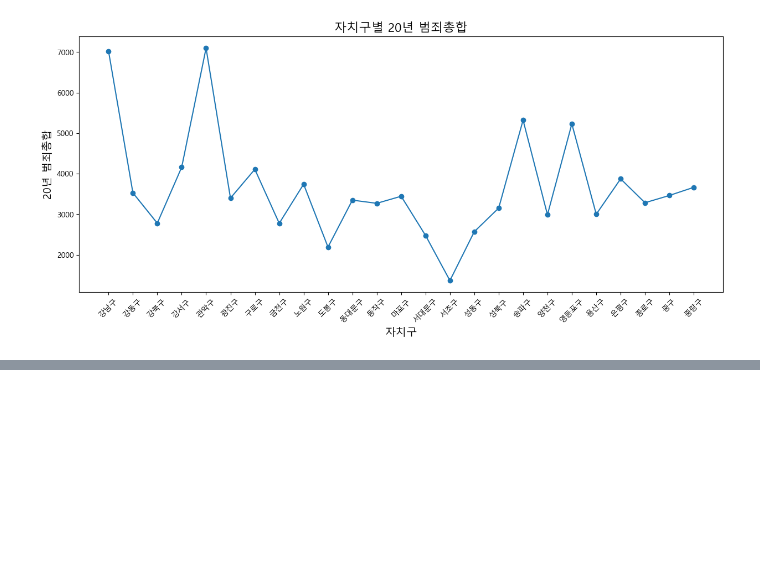
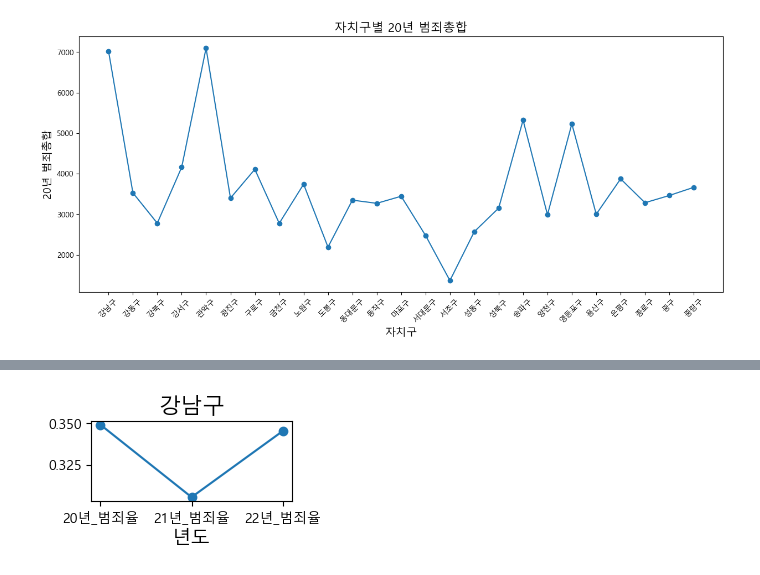
Before and after one commit to BanSugyeong/Crime-Alert-Service, a Jupyter notebook: crime/crime_데이터양식.ipynb, the cells around one changed output, grey strips where cells are left out. Saved outputs shown, nothing was run; the diff lists cells and outputs as text; code cells hidden in the pictures; blank space fills up the shorter version.

```diff
--- a/crime/crime_데이터양식.ipynb
+++ b/crime/crime_데이터양식.ipynb
@@ -272,0 +341,100 @@ plt.show()
+# %%
+# 강남구
+plt.figure(figsize=(15, 6))
+plt.subplot(5,5,1)
+plt.plot(crime_1['Unnamed: 0'], crime_1['강남구'], marker='o', linestyle='-')
+plt.xlabel('년도', fontsize=14)
+plt.title('강남구', fontsize=16)
+# plt. savefig("22년도 자치구별 범죄총합 시각화.png")
+
+# 강동구
+plt.figure(figsize=(15, 6))
+plt.subplot(5,5,2)
+plt.plot(crime_1['Unnamed: 0'], crime_1['강동구'], marker='o', linestyle='-')
+plt.xlabel('년도', fontsize=14)
+plt.title('강동구', fontsize=16)
+# plt. savefig("22년도 자치구별 범죄총합 시각화.png")
+
+# 강북구
+plt.figure(figsize=(15, 6))
+plt.subplot(5,5,3)
+plt.plot(crime_1['Unnamed: 0'], crime_1['강북구'], marker='o', linestyle='-')
+plt.xlabel('년도', fontsize=14)
+plt.title('강북구', fontsize=16)
+# plt. savefig("22년도 자치구별 범죄총합 시각화.png")
+
+# 강서구
+plt.figure(figsize=(15, 6))
+plt.subplot(5,5,4)
+plt.plot(crime_1['Unnamed: 0'], crime_1['강서구'], marker='o', linestyle='-')
+plt.xlabel('년도', fontsize=14)
+plt.title('강서구', fontsize=16)
+# plt. savefig("22년도 자치구별 범죄총합 시각화.png")
+
+# 관악구
+plt.figure(figsize=(15, 6))
+plt.subplot(5,5,5)
+plt.plot(crime_1['Unnamed: 0'], crime_1['관악구'], marker='o', linestyle='-')
+plt.xlabel('년도', fontsize=14)
+plt.title('관악구', fontsize=16)
+# plt. savefig("22년도 자치구별 범죄총합 시각화.png")
+
+# 광진구
+plt.figure(figsize=(15, 6))
+plt.subplot(5,5,6)
+plt.plot(crime_1['Unnamed: 0'], crime_1['광진구'], marker='o', linestyle='-')
+plt.xlabel('년도', fontsize=14)
+plt.title('광진구', fontsize=16)
+# plt. savefig("22년도 자치구별 범죄총합 시각화.png")
+
+# # 구로구
+# plt.figure(figsize=(15, 6))
+# plt.subplot(557)
+# plt.plot(crime_1['Unnamed: 0'], crime_1['구로구'], marker='o', linestyle='-')
+# plt.xlabel('년도', fontsize=14)
+# plt.title('구로구', fontsize=16)
+# # plt. savefig("22년도 자치구별 범죄총합 시각화.png")
+
+# # 금천구
+# plt.figure(figsize=(15, 6))
+# plt.subplot(558)
+# plt.plot(crime_1['Unnamed: 0'], crime_1['금천구'], marker='o', linestyle='-')
+# plt.xlabel('년도', fontsize=14)
+# plt.title('금천구', fontsize=16)
+# # plt. savefig("22년도 자치구별 범죄총합 시각화.png")
+
+# # 노원구
+# plt.figure(figsize=(15, 6))
+# plt.subplot(559)
+# plt.plot(crime_1['Unnamed: 0'], crime_1['노원구'], marker='o', linestyle='-')
+# plt.xlabel('년도', fontsize=14)
+# plt.title('노원구', fontsize=16)
+# # plt. savefig("22년도 자치구별 범죄총합 시각화.png")
+
+# # 도봉구
+# plt.figure(figsize=(15, 6))
+# plt.subplot(5510)
+# plt.plot(crime_1['Unnamed: 0'], crime_1['도봉구'], marker='o', linestyle='-')
+# plt.xlabel('년도', fontsize=14)
+# plt.title('도봉구', fontsize=16)
+# # plt. savefig("22년도 자치구별 범죄총합 시각화.png")
+
+# # 동대문구
+# plt.figure(figsize=(15, 6))
+# plt.subplot(5511)
+# plt.plot(crime_1['Unnamed: 0'], crime_1['동대문구'], marker='o', linestyle='-')
+# plt.xlabel('년도', fontsize=14)
+# plt.title('동대문구', fontsize=16)
+# # plt. savefig("22년도 자치구별 범죄총합 시각화.png")
+
+# # 동작구
+# plt.figure(figsize=(15, 6))
+# plt.subplot(5512)
+# plt.plot(crime_1['Unnamed: 0'], crime_1['동작구'], marker='o', linestyle='-')
+# plt.xlabel('년도', fontsize=14)
+# plt.title('동작구', fontsize=16)
+# # plt. savefig("22년도 자치구별 범죄총합 시각화.png")
+
+plt.show()
+# %% [output]
+[figure, added]
```
Also changed, not shown: parts of 11 cells of this notebook, 5 other files.
